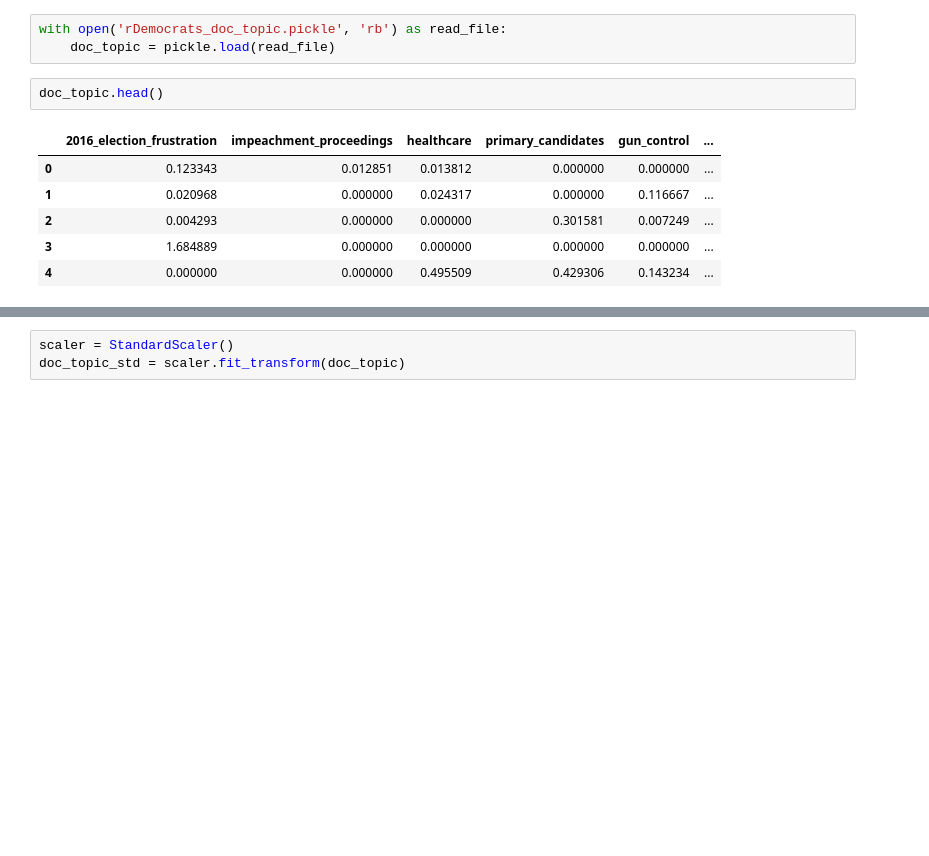
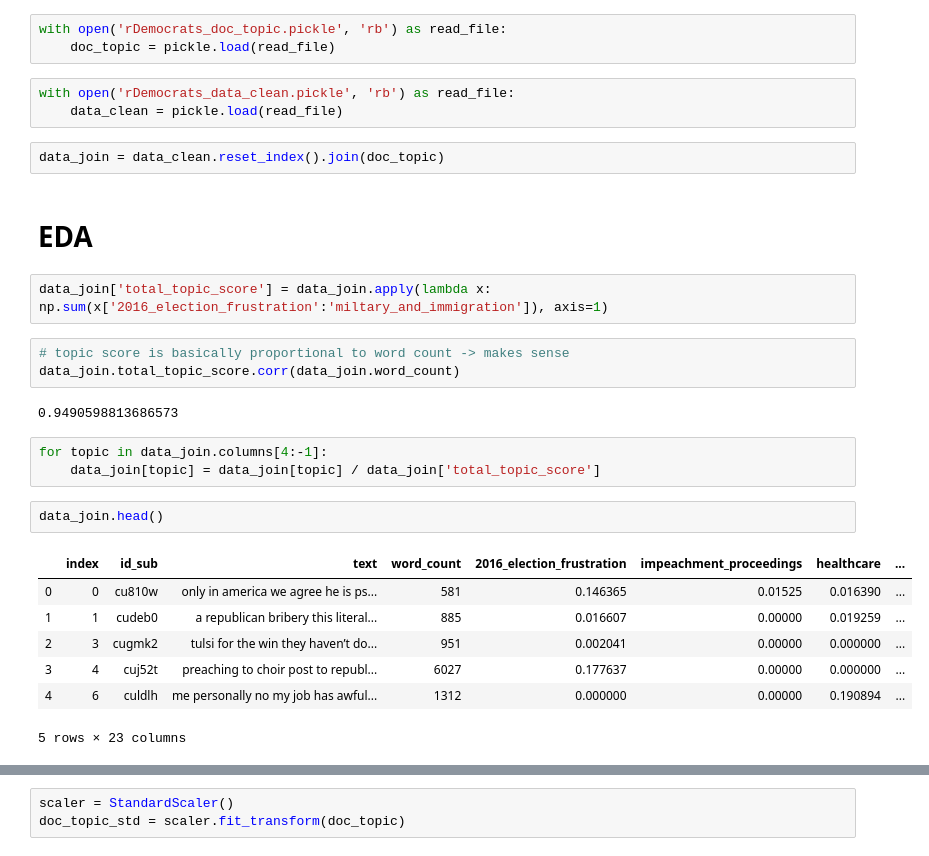
Before and after one commit to willyraedy/dem_electorate, a Jupyter notebook: notebooks/Clustering.ipynb, the cells around one changed output, grey strips where cells are left out. Drawn from its saved outputs; the diff is of its cells as text; blank space fills up the shorter version.

Commit message:
eda on topics

```diff
--- a/notebooks/Clustering.ipynb
+++ b/notebooks/Clustering.ipynb
@@ -11,12 +14,30 @@ from sklearn.metrics import silhouette_score
 # %%
 with open('rDemocrats_doc_topic.pickle', 'rb') as read_file:
     doc_topic = pickle.load(read_file)
+# %%
+with open('rDemocrats_data_clean.pickle', 'rb') as read_file:
+    data_clean = pickle.load(read_file)
+# %%
+data_join = data_clean.reset_index().join(doc_topic)
+# %% [markdown]
+# EDA
+# %%
+data_join['total_topic_score'] = data_join.apply(lambda x: np.sum(x['2016_election_frustration':'miltary_and_immigration']), axis=1)
+# %%
+# topic score is basically proportional to word count -> makes sense
+data_join.total_topic_score.corr(data_join.word_count)
+# %% [output]
+0.9490598813686573
+# %%
+for topic in data_join.columns[4:-1]:
+    data_join[topic] = data_join[topic] / data_join['total_topic_score']
 # %%
-doc_topic.head()
+data_join.head()
 # %% [output]
-|  | 2016_election_frustration | impeachment_proceedings | healthcare | primary_candidates | gun_control | ... |
-| 0 | 0.123343 | 0.012851 | 0.013812 | 0.000000 | 0.000000 | ... |
-| 1 | 0.020968 | 0.000000 | 0.024317 | 0.000000 | 0.116667 | ... |
-| 2 | 0.004293 | 0.000000 | 0.000000 | 0.301581 | 0.007249 | ... |
-| 3 | 1.684889 | 0.000000 | 0.000000 | 0.000000 | 0.000000 | ... |
-| 4 | 0.000000 | 0.000000 | 0.495509 | 0.429306 | 0.143234 | ... |
+|  | index | id_sub | text | word_count | 2016_election_frustration | impeachment_proceedings | healthcare | ... |
+| 0 | 0 | cu810w | only in america we agree he is ps... | 581 | 0.146365 | 0.01525 | 0.016390 | ... |
+| 1 | 1 | cudeb0 | a republican bribery this literal... | 885 | 0.016607 | 0.00000 | 0.019259 | ... |
+| 2 | 3 | cugmk2 | tulsi for the win they haven’t do... | 951 | 0.002041 | 0.00000 | 0.000000 | ... |
+| 3 | 4 | cuj52t | preaching to choir post to republ... | 6027 | 0.177637 | 0.00000 | 0.000000 | ... |
+| 4 | 6 | culdlh | me personally no my job has awful... | 1312 | 0.000000 | 0.00000 | 0.190894 | ... |
+5 rows × 23 columns
```
Also changed, not shown: parts of 8 cells of this notebook, 2 other files.
